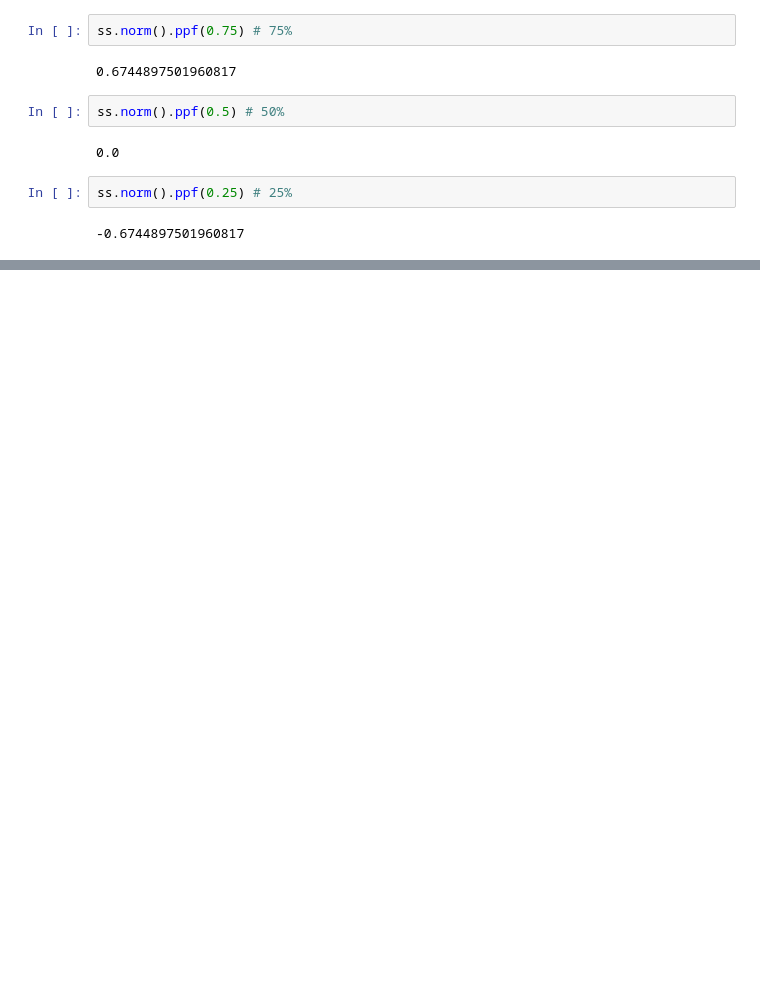
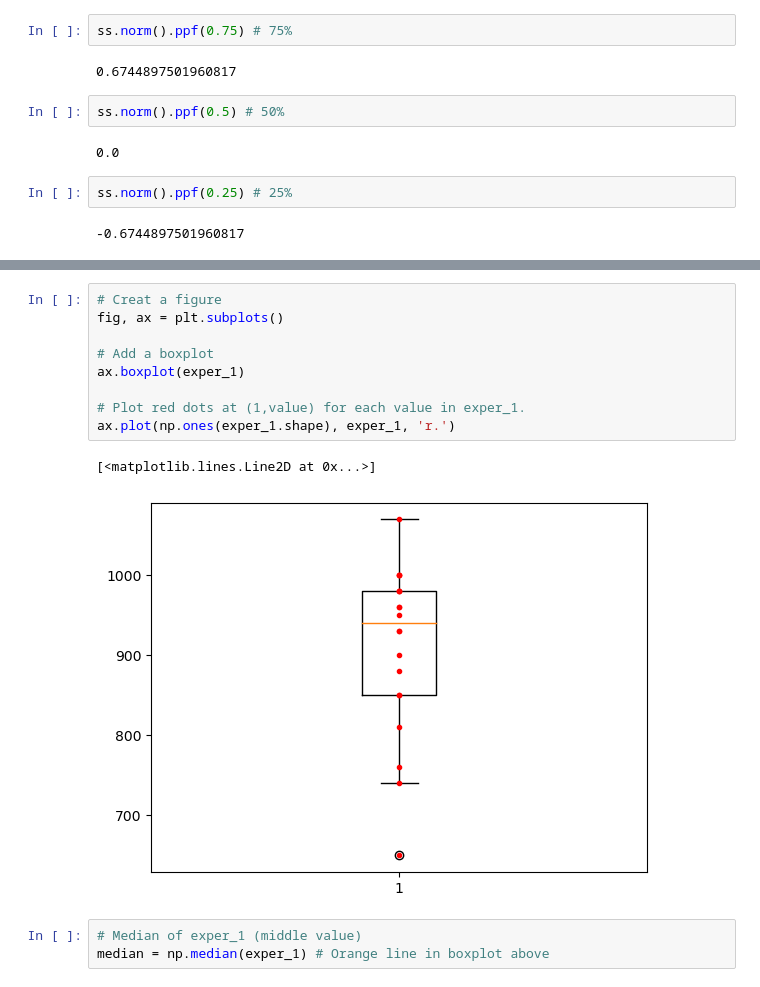
Before and after one commit to elainetynan/funddata-assessment, a Jupyter notebook: practicals/04-Outliers.ipynb, the cells around one changed output, grey strips where cells are left out. Drawn from its saved outputs; the diff is of its cells as text; blank space fills up the shorter version.

```diff
--- a/practicals/Outliers.ipynb
+++ b/practicals/04-Outliers.ipynb
@@ -245,0 +381,15 @@ ss.norm().ppf(0.25) # 25%
+# %%
+# Creat a figure
+fig, ax = plt.subplots()
+
+# Add a boxplot
+ax.boxplot(exper_1)
+
+# Plot red dots at (1,value) for each value in exper_1.
+ax.plot(np.ones(exper_1.shape), exper_1, 'r.')
+# %% [output]
+[<matplotlib.lines.Line2D at 0x...>]
+[figure, added]
+# %%
+# Median of exper_1 (middle value)
+median = np.median(exper_1) # Orange line in boxplot above
```
Also changed, not shown: parts of 42 cells of this notebook, 8 other files.
